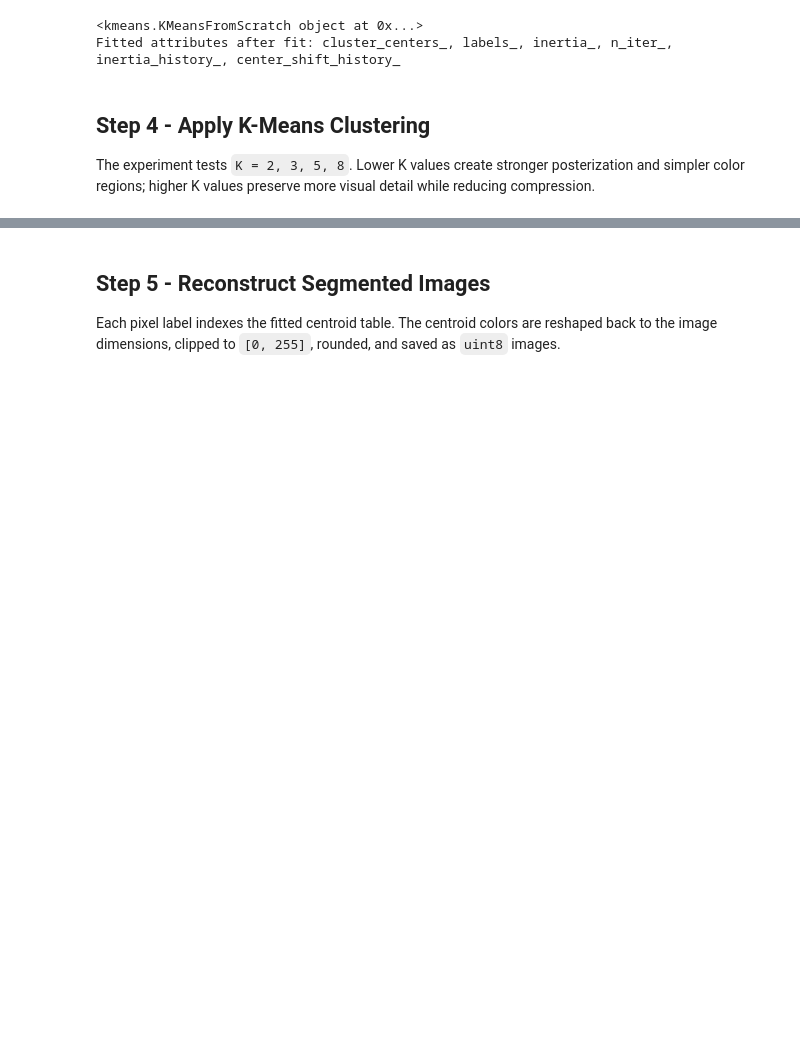
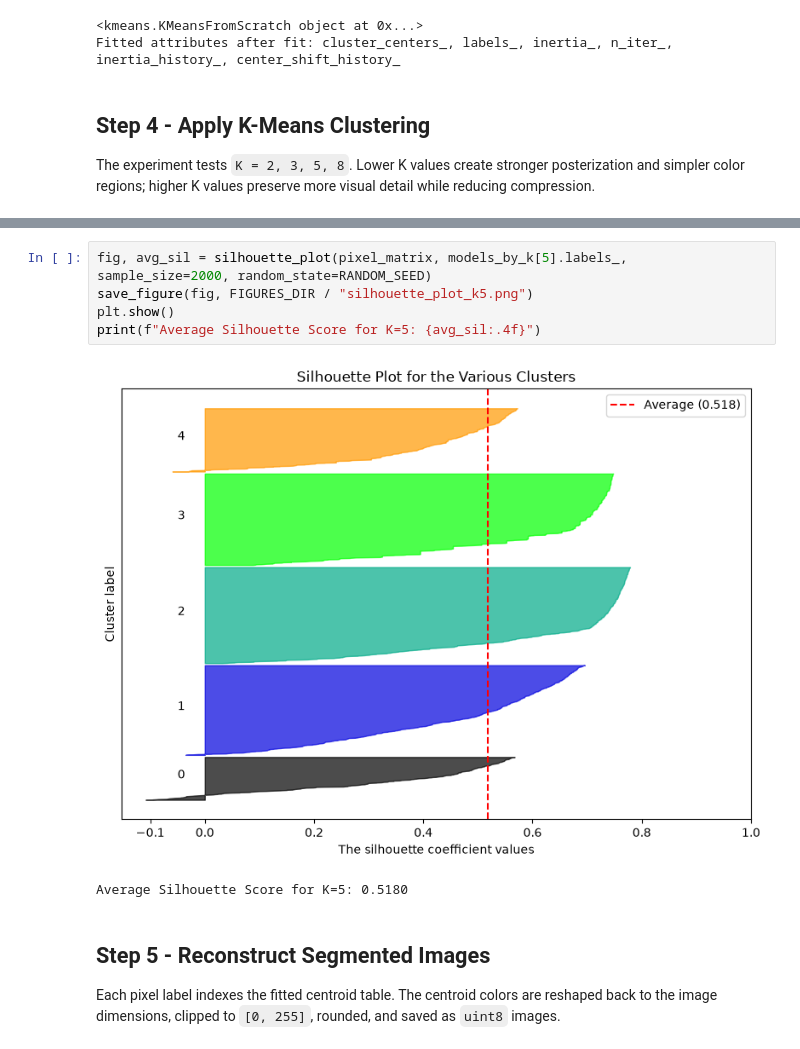
Before and after one commit to QuangManhAI/lab3-1-machine-learning, a Jupyter notebook: notebooks/lab3_1.ipynb, the cells around one changed output, grey strips where cells are left out. Saved outputs shown, nothing was run; the diff lists cells and outputs as text; blank space fills up the shorter version.

```diff
--- a/notebooks/lab3_1.ipynb
+++ b/notebooks/lab3_1.ipynb
@@ -179,3 +195,11 @@ metrics_df
+# %%
+fig, avg_sil = silhouette_plot(pixel_matrix, models_by_k[5].labels_, sample_size=2000, random_state=RANDOM_SEED)
+save_figure(fig, FIGURES_DIR / "silhouette_plot_k5.png")
+plt.show()
+print(f"Average Silhouette Score for K=5: {avg_sil:.4f}")
+# %% [output]
+[figure, added]
+Average Silhouette Score for K=5: 0.5180
 # %% [markdown]
 ## Step 5 - Reconstruct Segmented Images
 
```
Also changed, not shown: parts of 5 cells of this notebook, 7 other files.
